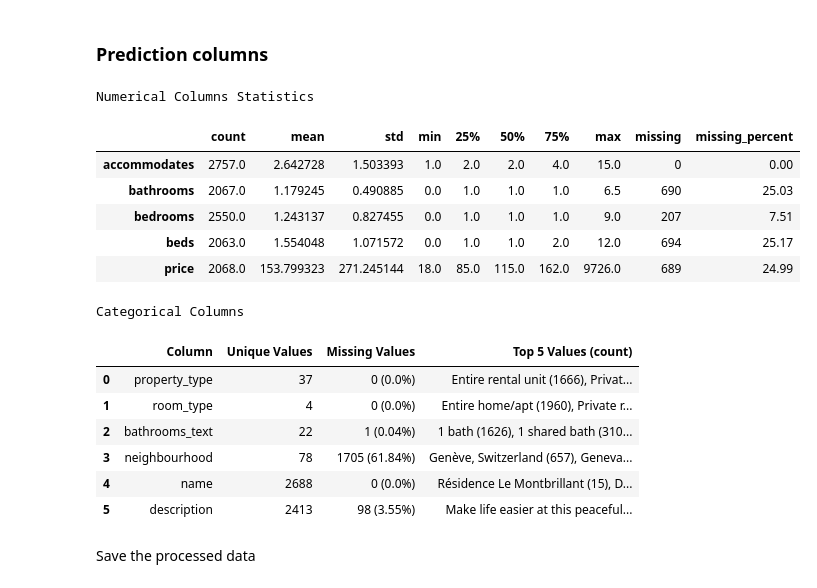
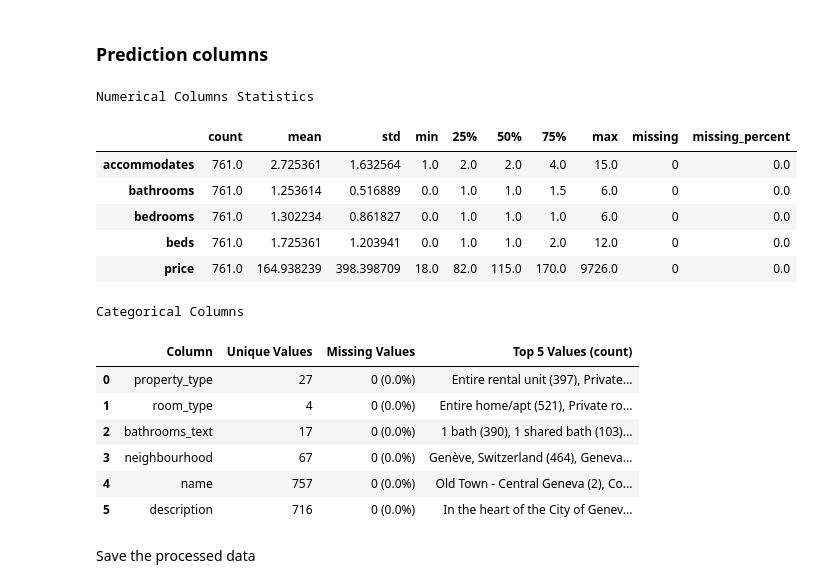
Before and after one commit to msadlej/Nocarz, a Jupyter notebook: notebooks/data.ipynb, the cells around one changed output. Saved outputs shown, nothing was run; the diff lists cells and outputs as text; code cells hidden in the pictures.

Commit message:
update: data processing

```diff
--- a/notebooks/data.ipynb
+++ b/notebooks/data.ipynb
@@ -255,7 +255,7 @@ Descriptive statistics:
 # %% [markdown]
 Amount and percentage of rows dropped
 # %%
-processed_listings = listings.dropna(subset=['id', 'host_id'])
+processed_listings = listings.dropna(subset=ID_COLUMNS + INPUT_COLUMNS + NUMERICAL_TARGETS + CATEGORICAL_TARGETS).reset_index(drop=True)
 processed_listings
 # %% [output]
 |  | id | listing_url | scrape_id | last_scraped | source | name | description | neighborhood_overview | ... |
@@ -326,58 +326,51 @@ plt.show()
 # %% [markdown]
 ### Prediction columns
 # %%
-id_cols = ['id', 'host_id']
-numerical_cols = ['accommodates', 'bathrooms', 'bedrooms', 'beds', 'price']
-categorical_cols = ['property_type', 'room_type', 'bathrooms_text', 'neighbourhood', 'name', 'description']
+processed_listings['price'] = processed_listings['price'].replace('[\$,]', '', regex=True).astype(float)
 
-if 'price' in processed_listings.columns and processed_listings['price'].dtype == 'object':
-    processed_listings['price'] = processed_listings['price'].replace('[\$,]', '', regex=True).astype(float)
+print("Numerical Columns Statistics")
+numerical_stats = processed_listings[NUMERICAL_TARGETS].describe().T
+numerical_stats['missing'] = processed_listings[NUMERICAL_TARGETS].isna().sum()
+numerical_stats['missing_percent'] = (processed_listings[NUMERICAL_TARGETS].isna().sum() / len(processed_listings) * 100).round(2)
+display(numerical_stats)
 
-if numerical_cols:
-    print("Numerical Columns Statistics")
-    numerical_stats = processed_listings[numerical_cols].describe().T
-    numerical_stats['missing'] = processed_listings[numerical_cols].isna().sum()
-    numerical_stats['missing_percent'] = (processed_listings[numerical_cols].isna().sum() / len(processed_listings) * 100).round(2)
-    display(numerical_stats)
+print("\nCategorical Columns")
+categorical_stats = []
 
-if categorical_cols:
-    print("\nCategorical Columns")
-    cat_info = []
+for col in CATEGORICAL_TARGETS:
+    unique_count = processed_listings[col].nunique()
+    missing_count = processed_listings[col].isna().sum()
+    missing_percent = (missing_count / len(processed_listings) * 100).round(2)
 
-    for col in categorical_cols:
-        unique_count = processed_listings[col].nunique()
-        missing_count = processed_listings[col].isna().sum()
-        missing_percent = (missing_count / len(processed_listings) * 100).round(2)
+    value_counts = processed_listings[col].value_counts().head(5)
+    top_values = ", ".join([f"{val} ({count})" for val, count in value_counts.items()])
+    if len(top_values) > 100:
+        top_values = top_values[:100] + "..."
 
-        value_counts = processed_listings[col].value_counts().head(5)
-        top_values = ", ".join([f"{val} ({count})" for val, count in value_counts.items()])
-        if len(top_values) > 100:
-            top_values = top_values[:100] + "..."
+    categorical_stats.append({
+        'Column': col,
+        'Unique Values': unique_count,
+        'Missing Values': f"{missing_count} ({missing_percent}%)",
+        'Top 5 Values (count)': top_values
+    })
 
-        cat_info.append({
-            'Column': col,
-            'Unique Values': unique_count,
-            'Missing Values': f"{missing_count} ({missing_percent}%)",
-            'Top 5 Values (count)': top_values
-        })
-
-    display(pd.DataFrame(cat_info))
+display(pd.DataFrame(categorical_stats))
 # %% [output]
 Numerical Columns Statistics
 |  | count | mean | std | min | 25% | 50% | 75% | max | missing | missing_percent |
-| accommodates | 2757.0 | 2.642728 | 1.503393 | 1.0 | 2.0 | 2.0 | 4.0 | 15.0 | 0 | 0.00 |
-| bathrooms | 2067.0 | 1.179245 | 0.490885 | 0.0 | 1.0 | 1.0 | 1.0 | 6.5 | 690 | 25.03 |
-| bedrooms | 2550.0 | 1.243137 | 0.827455 | 0.0 | 1.0 | 1.0 | 1.0 | 9.0 | 207 | 7.51 |
-| beds | 2063.0 | 1.554048 | 1.071572 | 0.0 | 1.0 | 1.0 | 2.0 | 12.0 | 694 | 25.17 |
-| price | 2068.0 | 153.799323 | 271.245144 | 18.0 | 85.0 | 115.0 | 162.0 | 9726.0 | 689 | 24.99 |
+| accommodates | 761.0 | 2.725361 | 1.632564 | 1.0 | 2.0 | 2.0 | 4.0 | 15.0 | 0 | 0.0 |
+| bathrooms | 761.0 | 1.253614 | 0.516889 | 0.0 | 1.0 | 1.0 | 1.5 | 6.0 | 0 | 0.0 |
+| bedrooms | 761.0 | 1.302234 | 0.861827 | 0.0 | 1.0 | 1.0 | 1.0 | 6.0 | 0 | 0.0 |
+| beds | 761.0 | 1.725361 | 1.203941 | 0.0 | 1.0 | 1.0 | 2.0 | 12.0 | 0 | 0.0 |
+| price | 761.0 | 164.938239 | 398.398709 | 18.0 | 82.0 | 115.0 | 170.0 | 9726.0 | 0 | 0.0 |
 Categorical Columns
 |  | Column | Unique Values | Missing Values | Top 5 Values (count) |
-| 0 | property_type | 37 | 0 (0.0%) | Entire rental unit (1666), Privat... |
-| 1 | room_type | 4 | 0 (0.0%) | Entire home/apt (1960), Private r... |
-| 2 | bathrooms_text | 22 | 1 (0.04%) | 1 bath (1626), 1 shared bath (310... |
-| 3 | neighbourhood | 78 | 1705 (61.84%) | Genève, Switzerland (657), Geneva... |
-| 4 | name | 2688 | 0 (0.0%) | Résidence Le Montbrillant (15), D... |
-| 5 | description | 2413 | 98 (3.55%) | Make life easier at this peaceful... |
+| 0 | property_type | 27 | 0 (0.0%) | Entire rental unit (397), Private... |
+| 1 | room_type | 4 | 0 (0.0%) | Entire home/apt (521), Private ro... |
+| 2 | bathrooms_text | 17 | 0 (0.0%) | 1 bath (390), 1 shared bath (103)... |
+| 3 | neighbourhood | 67 | 0 (0.0%) | Genève, Switzerland (464), Geneva... |
+| 4 | name | 757 | 0 (0.0%) | Old Town - Central Geneva (2), Co... |
+| 5 | description | 716 | 0 (0.0%) | In the heart of the City of Genev... |
 # %% [markdown]
 Save the processed data
 # %%
```
Also changed, not shown: parts of 9 cells of this notebook, 4 other files.
